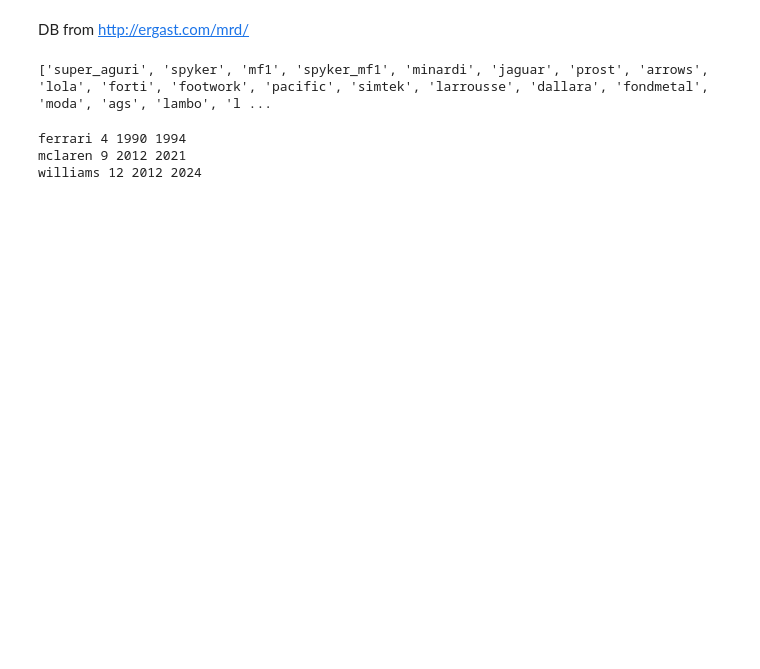
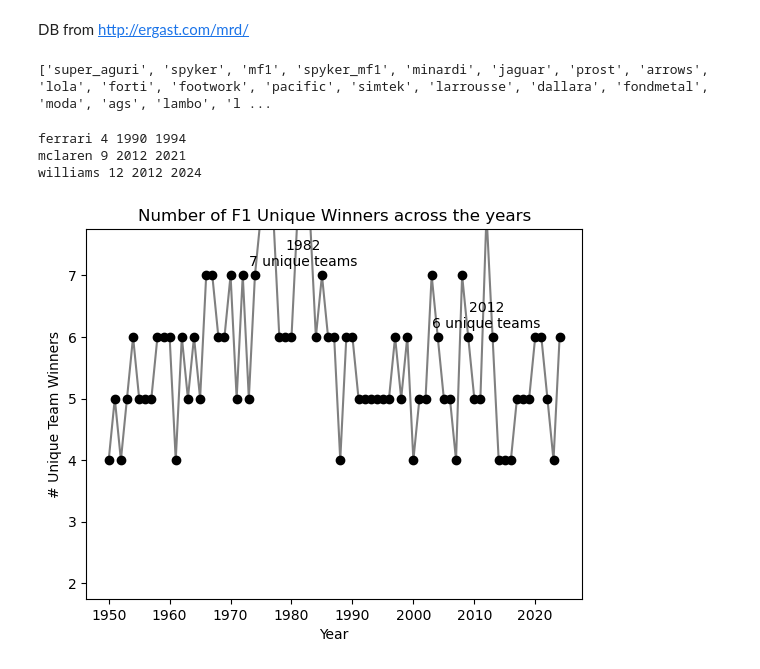
Before and after one commit to duartenina/f1-analyses, a Jupyter notebook: plots.ipynb, the cells around one changed output. Cells and saved outputs as stored; diff of their text form; code cells hidden in the pictures; blank space fills up the shorter version.

```diff
--- a/plots.ipynb
+++ b/plots.ipynb
@@ -143,6 +152,10 @@ plot_results_year_round_team_color(results_most_points, constructors_df, drivers
 
 plt.savefig(graphs_folder + '\\f1_most_points_team.png', dpi=200)
 plt.close()
+# %%
+plot_num_unique_winners_per_year(results_race_winners['team'])
+# %% [output]
+[figure, added]
 # %%
 races_race_winners = run_query_results(db_conn, COND_RACE_WINNERS)
 results_race_winners = parse_dataframe(races_race_winners, constructors_df, champions_df,
```
Also changed, not shown: parts of 3 cells of this notebook, 2 other files.
